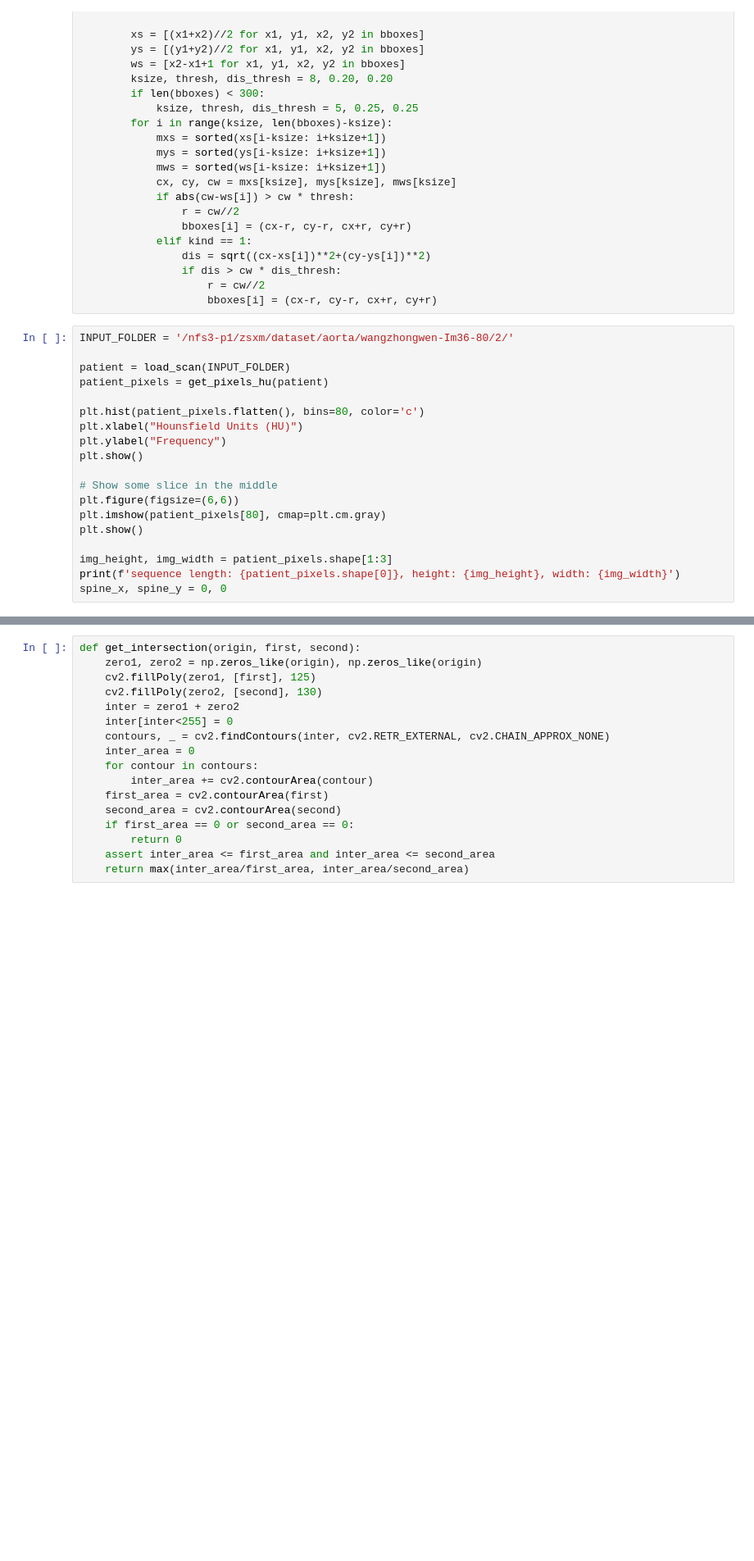
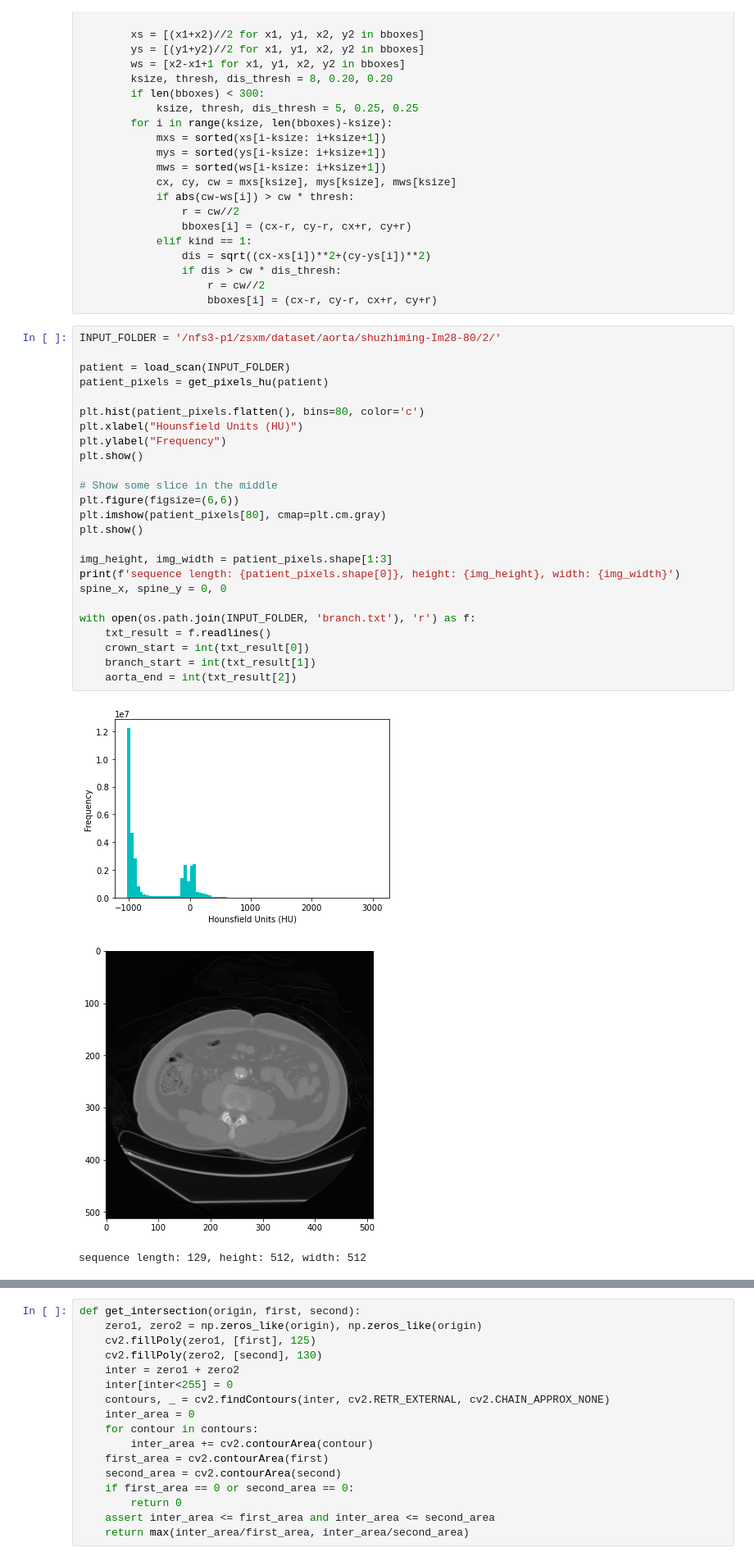
Before and after one commit to zsxm1998/AorticDissection, a Jupyter notebook: aorta.ipynb, the cells around one changed output, grey strips where cells are left out. Shown at 82% size. Saved outputs shown, nothing was run; the diff lists cells and outputs as text; blank space fills up the shorter version.

```diff
--- a/aorta.ipynb
+++ b/aorta.ipynb
@@ -169,24 +169,34 @@ class Elem():
                     r = cw//2
                     bboxes[i] = (cx-r, cy-r, cx+r, cy+r)
 # %%
-INPUT_FOLDER = '/nfs3-p1/zsxm/dataset/aorta/wangzhongwen-Im36-80/2/'
+INPUT_FOLDER = '/nfs3-p1/zsxm/dataset/aorta/shuzhiming-Im28-80/2/'
 
 patient = load_scan(INPUT_FOLDER)
 patient_pixels = get_pixels_hu(patient)
 
 plt.hist(patient_pixels.flatten(), bins=80, color='c')
 plt.xlabel("Hounsfield Units (HU)")
 plt.ylabel("Frequency")
 plt.show()
 
 # Show some slice in the middle
 plt.figure(figsize=(6,6))
 plt.imshow(patient_pixels[80], cmap=plt.cm.gray)
 plt.show()
 
 img_height, img_width = patient_pixels.shape[1:3]
 print(f'sequence length: {patient_pixels.shape[0]}, height: {img_height}, width: {img_width}')
 spine_x, spine_y = 0, 0
+
+with open(os.path.join(INPUT_FOLDER, 'branch.txt'), 'r') as f:
+    txt_result = f.readlines()
+    crown_start = int(txt_result[0])
+    branch_start = int(txt_result[1])
+    aorta_end = int(txt_result[2])
+# %% [output]
+[figure, added]
+[figure, added]
+sequence length: 129, height: 512, width: 512
 # %%
 patient_sum = np.sum(patient_pixels, axis=0)
 plt.imshow(patient_sum, cmap=plt.cm.gray)
```
Also changed, not shown: parts of 10 cells of this notebook, 4 other files.
